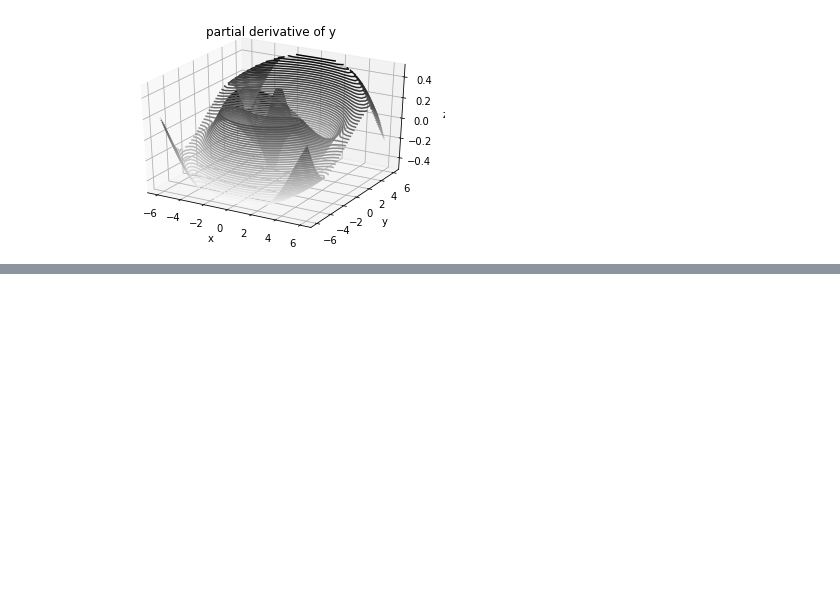
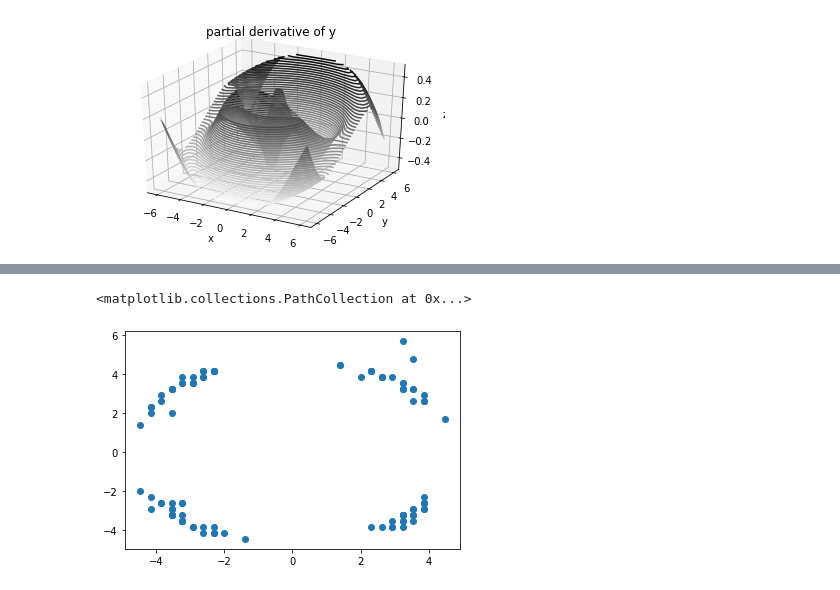
Before and after one commit to dolmani38/nash_loss, a Jupyter notebook: A_Continuos_Optimization_Algorithm_based_on_Fictitious_Play_Theory.ipynb, the cells around one changed output, grey strips where cells are left out. Saved outputs shown, nothing was run; the diff lists cells and outputs as text; code cells hidden in the pictures; blank space fills up the shorter version.

```diff
--- a/A_Continuos_Optimization_Algorithm_based_on_Fictitious_Play_Theory.ipynb
+++ b/A_Continuos_Optimization_Algorithm_based_on_Fictitious_Play_Theory.ipynb
@@ -748,13 +743,0 @@ plt.show()
-# %%
-# local minimum이 되도록 일부로 strategy range를 작게 준다면...
-# plyae count 2
-# strategy range를 -1,1으로 잡음.
-S,history = play_optimizer.optimize(object_function=f,player_count=2,strategy_range=[-1,1],number_of_strategies=30,sample_count=10,epoch=100,resolution=1)
-
-plt.plot(history)
-plt.title("Change of minimum value according to iteration")
-plt.show()
-
-plt.plot(S[0,:,0].reshape(S.shape[1]),S[0,:,1].reshape(S.shape[1]))
-plt.title("Player 1's mixed strategy after iteration")
-plt.show()
@@ -774,12 +743,0 @@ plt.plot(y,dz_dy[1])
-# %%
-# Gradient decent...
-# https://towardsdatascience.com/implement-gradient-descent-in-python-9b93ed7108d1
-# Question : Find the local minima of the function y=(x+5)² starting from the point x=3
-
-def f(x):
-  return (x+5)**2
-
-x = np.linspace(-20, 20, 60)
-y = f(x)
-
-plt.plot(x,y)
@@ -807,0 +744,8 @@ print("The local minimum occurs at", cur_x)
+# %%
+# 비교 실험..
+
+optimum_point = []
+for i in range(100):
+  S,history,op = play_optimizer.optimize(object_function=f,player_count=2,strategy_range=[-6,6],number_of_strategies=40,sample_count=10,epoch=100,resolution=1,verbose=0)
+  print("{}th local minimum occurs at {}".format(i, op))
+  optimum_point.append(op)
@@ -807,0 +770,6 @@ print("The local minimum occurs at", cur_x)
+# %%
+p = np.asarray(optimum_point)
+plt.scatter(x=p[:,0],y=p[:,1])
+# %% [output]
+<matplotlib.collections.PathCollection at 0x...>
+[figure, added]
```
Also changed, not shown: parts of 26 cells of this notebook.
